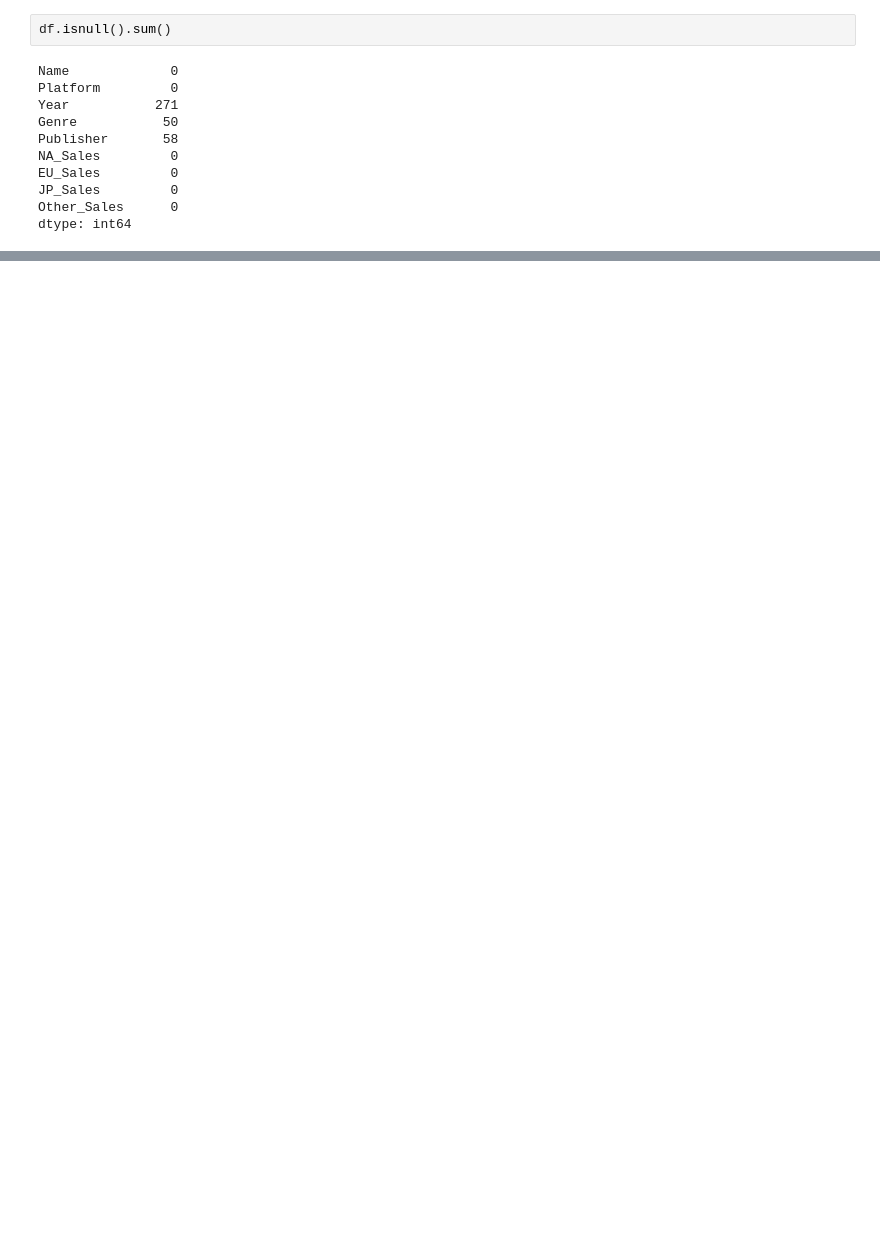
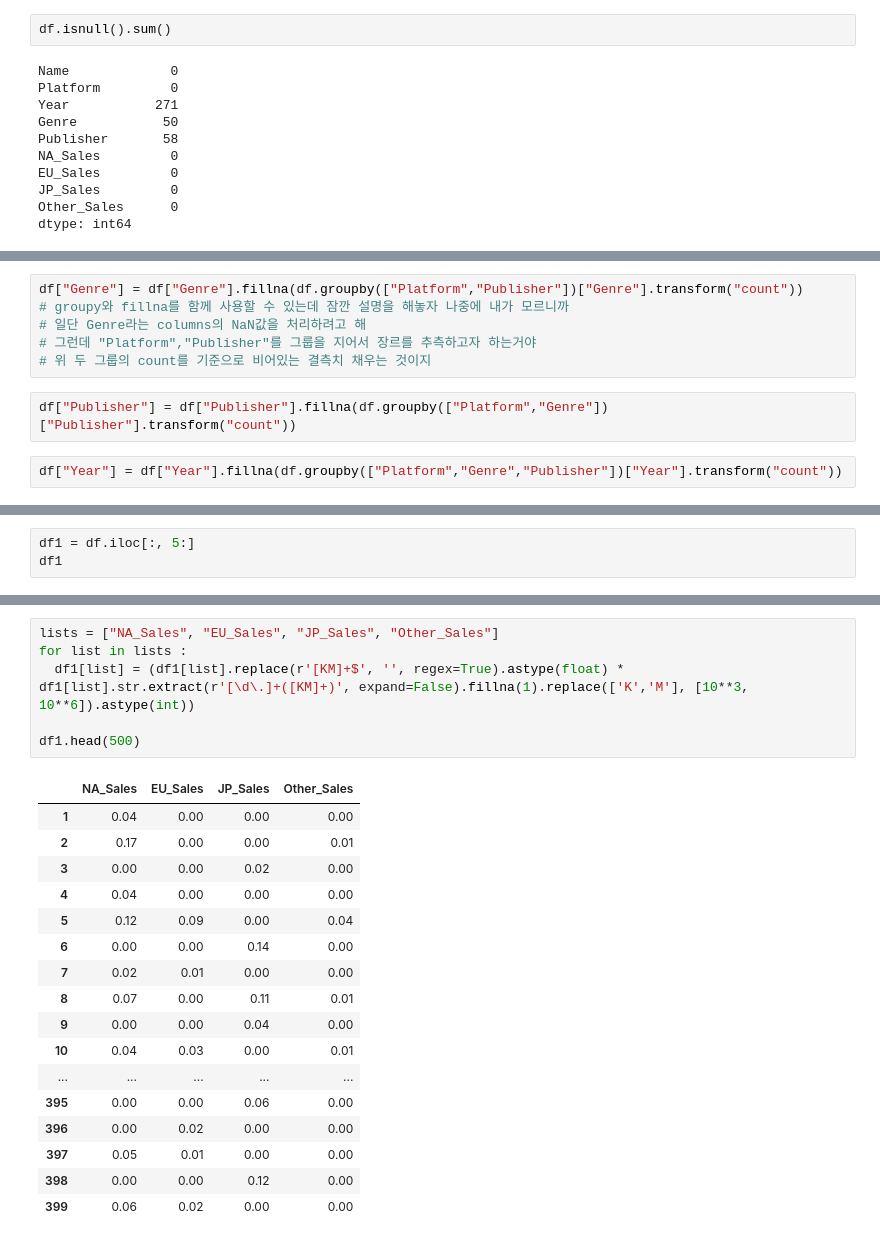
Before and after one commit to daje0601/CookBook-Python, a Jupyter notebook: section1_project_ds.ipynb, the cells around one changed output, grey strips where cells are left out. Cells and saved outputs as stored; diff of their text form; blank space fills up the shorter version.

```diff
--- a/section1_project_ds.ipynb
+++ b/section1_project_ds.ipynb
@@ -30,0 +62,10 @@ dtype: int64
+# %%
+df["Genre"] = df["Genre"].fillna(df.groupby(["Platform","Publisher"])["Genre"].transform("count"))
+# groupy와 fillna를 함께 사용할 수 있는데 잠깐 설명을 해놓자 나중에 내가 모르니까
+# 일단 Genre라는 columns의 NaN값을 처리하려고 해
+# 그런데 "Platform","Publisher"를 그룹을 지어서 장르를 추측하고자 하는거야
+# 위 두 그룹의 count를 기준으로 비어있는 결측치 채우는 것이지
+# %%
+df["Publisher"] = df["Publisher"].fillna(df.groupby(["Platform","Genre"])["Publisher"].transform("count"))
+# %%
+df["Year"] = df["Year"].fillna(df.groupby(["Platform","Genre","Publisher"])["Year"].transform("count"))
@@ -30,0 +77,3 @@ dtype: int64
+# %%
+df1 = df.iloc[:, 5:]
+df1
@@ -30,0 +94,24 @@ dtype: int64
+# %%
+lists = ["NA_Sales", "EU_Sales", "JP_Sales", "Other_Sales"]
+for list in lists :
+  df1[list] = (df1[list].replace(r'[KM]+$', '', regex=True).astype(float) * df1[list].str.extract(r'[\d\.]+([KM]+)', expand=False).fillna(1).replace(['K','M'], [10**3, 10**6]).astype(int))
+
+df1.head(500)
+# %% [output]
+|  | NA_Sales | EU_Sales | JP_Sales | Other_Sales |
+| 1 | 0.04 | 0.00 | 0.00 | 0.00 |
+| 2 | 0.17 | 0.00 | 0.00 | 0.01 |
+| 3 | 0.00 | 0.00 | 0.02 | 0.00 |
+| 4 | 0.04 | 0.00 | 0.00 | 0.00 |
+| 5 | 0.12 | 0.09 | 0.00 | 0.04 |
+| 6 | 0.00 | 0.00 | 0.14 | 0.00 |
+| 7 | 0.02 | 0.01 | 0.00 | 0.00 |
+| 8 | 0.07 | 0.00 | 0.11 | 0.01 |
+| 9 | 0.00 | 0.00 | 0.04 | 0.00 |
+| 10 | 0.04 | 0.03 | 0.00 | 0.01 |
+| ... | ... | ... | ... | ... |
+| 395 | 0.00 | 0.00 | 0.06 | 0.00 |
+| 396 | 0.00 | 0.02 | 0.00 | 0.00 |
+| 397 | 0.05 | 0.01 | 0.00 | 0.00 |
+| 398 | 0.00 | 0.00 | 0.12 | 0.00 |
+| 399 | 0.06 | 0.02 | 0.00 | 0.00 |
```
Also changed, not shown: parts of 8 cells of this notebook.
